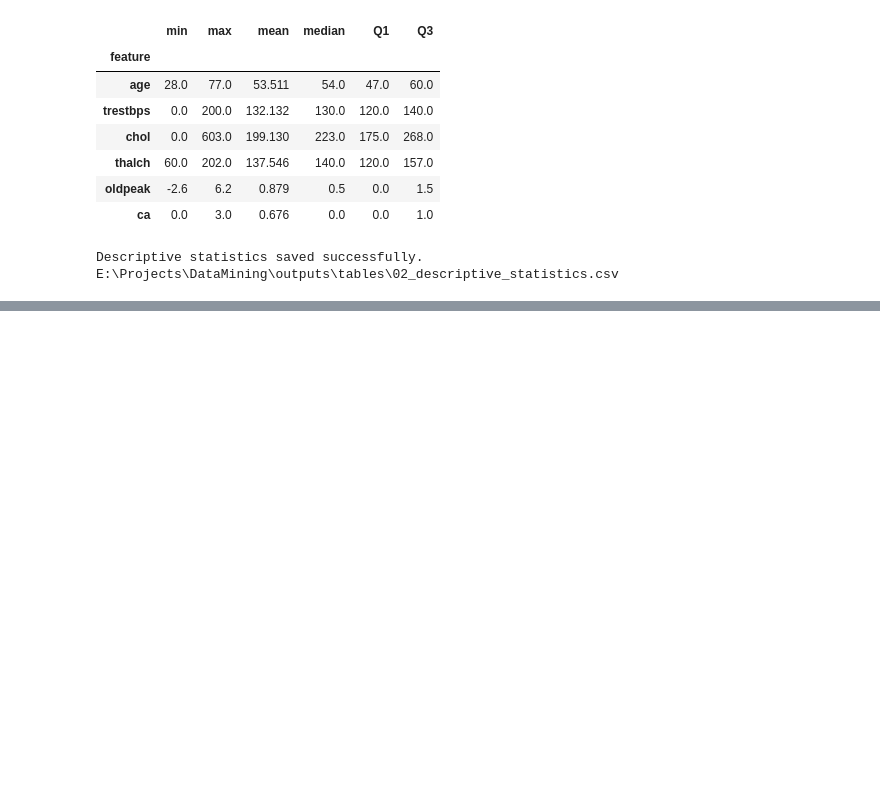
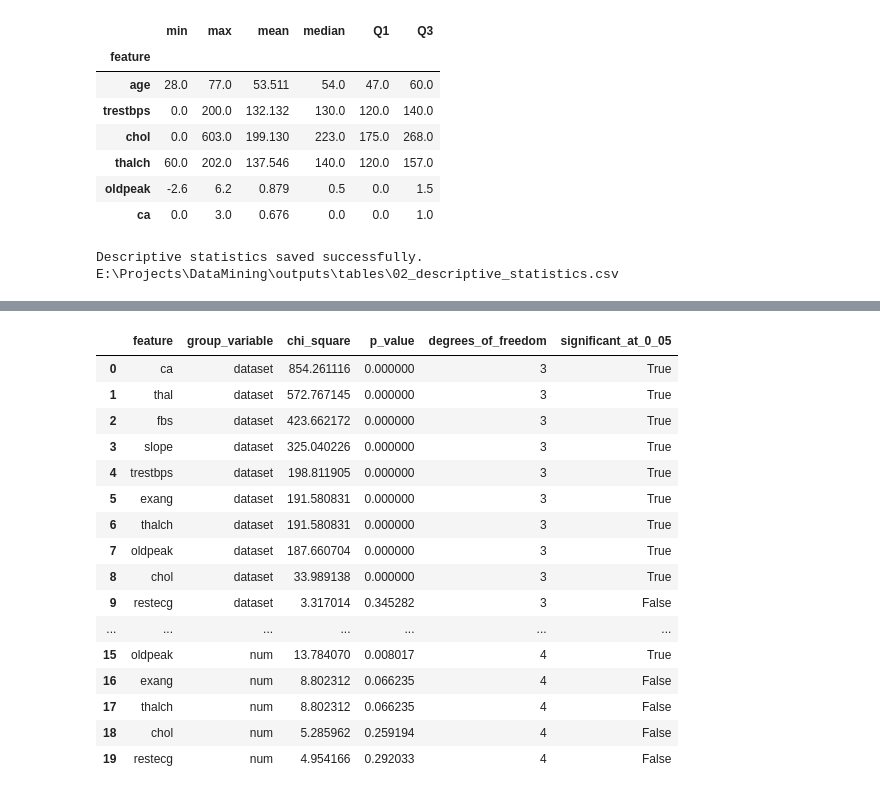
Before and after one commit to AmirhosseinKhadivi/DataMining-Course-Project, a Jupyter notebook: notebooks/DMProject.ipynb, the cells around one changed output, grey strips where cells are left out. Saved outputs shown, nothing was run; the diff lists cells and outputs as text; code cells hidden in the pictures; blank space fills up the shorter version.

```diff
--- a/notebooks/DMProject.ipynb
+++ b/notebooks/DMProject.ipynb
@@ -914,0 +1155,58 @@ E:\Projects\DataMining\outputs\tables\02_descriptive_statistics.csv
+# %%
+missingness_test_results = []
+
+
+for feature in MISSING_COLUMNS:
+    missingness_test_results.append(
+        run_missingness_chi_square(
+            data=df_raw,
+            feature=feature,
+            group_column="dataset",
+        )
+    )
+
+    missingness_test_results.append(
+        run_missingness_chi_square(
+            data=df_raw,
+            feature=feature,
+            group_column=TARGET_COLUMN,
+        )
+    )
+
+
+missingness_tests = pd.DataFrame(
+    missingness_test_results
+)
+
+
+missingness_tests = missingness_tests.sort_values(
+    by=[
+        "group_variable",
+        "p_value",
+    ],
+    ascending=[
+        True,
+        True,
+    ],
+).reset_index(drop=True)
+
+
+display(missingness_tests.round(6))
+# %% [output]
+|  | feature | group_variable | chi_square | p_value | degrees_of_freedom | significant_at_0_05 |
+| 0 | ca | dataset | 854.261116 | 0.000000 | 3 | True |
+| 1 | thal | dataset | 572.767145 | 0.000000 | 3 | True |
+| 2 | fbs | dataset | 423.662172 | 0.000000 | 3 | True |
+| 3 | slope | dataset | 325.040226 | 0.000000 | 3 | True |
+| 4 | trestbps | dataset | 198.811905 | 0.000000 | 3 | True |
+| 5 | exang | dataset | 191.580831 | 0.000000 | 3 | True |
+| 6 | thalch | dataset | 191.580831 | 0.000000 | 3 | True |
+| 7 | oldpeak | dataset | 187.660704 | 0.000000 | 3 | True |
+| 8 | chol | dataset | 33.989138 | 0.000000 | 3 | True |
+| 9 | restecg | dataset | 3.317014 | 0.345282 | 3 | False |
+| ... | ... | ... | ... | ... | ... | ... |
+| 15 | oldpeak | num | 13.784070 | 0.008017 | 4 | True |
+| 16 | exang | num | 8.802312 | 0.066235 | 4 | False |
+| 17 | thalch | num | 8.802312 | 0.066235 | 4 | False |
+| 18 | chol | num | 5.285962 | 0.259194 | 4 | False |
+| 19 | restecg | num | 4.954166 | 0.292033 | 4 | False |
```
Also changed, not shown: parts of 13 cells of this notebook, 8 other files.
